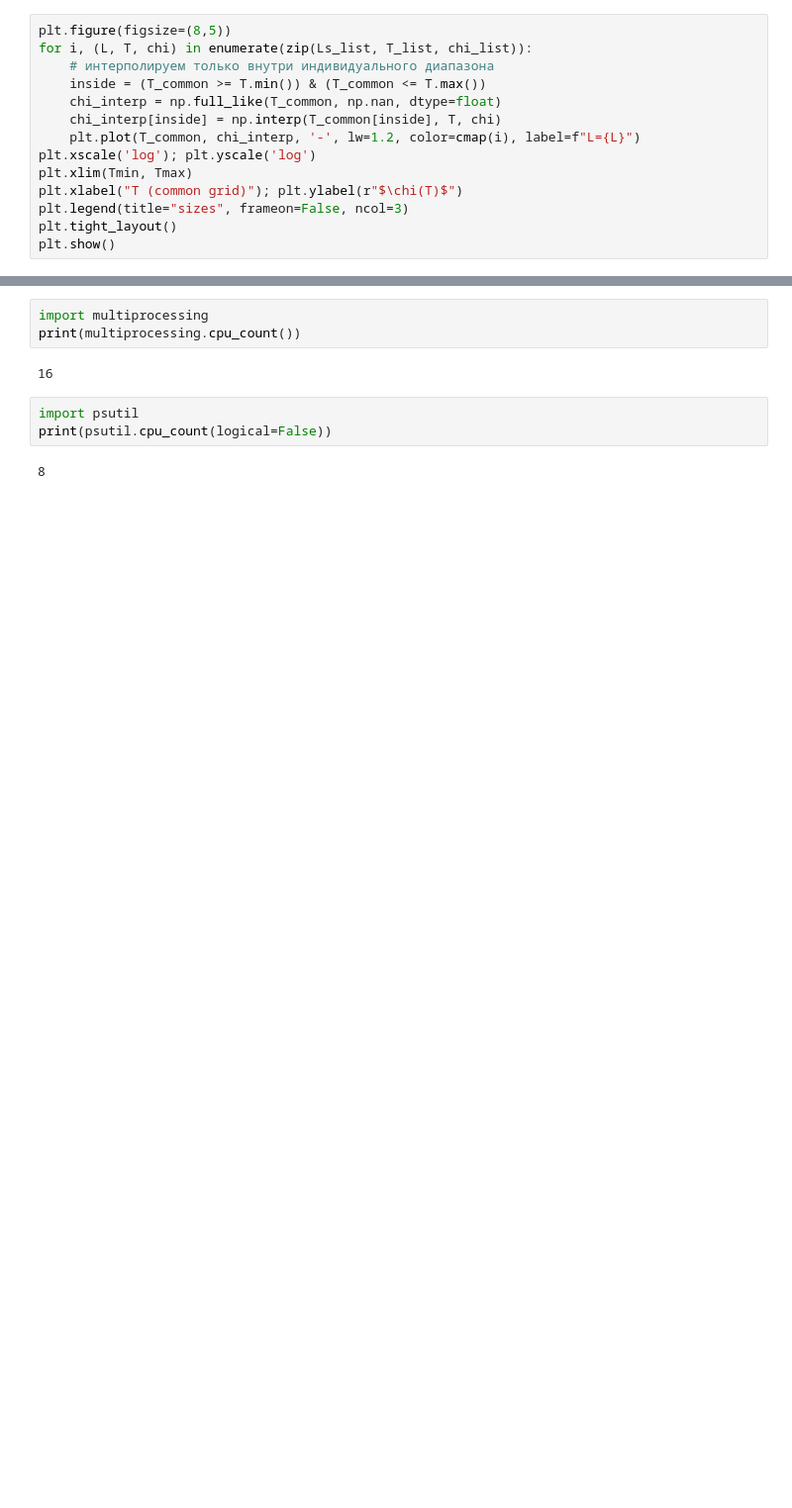
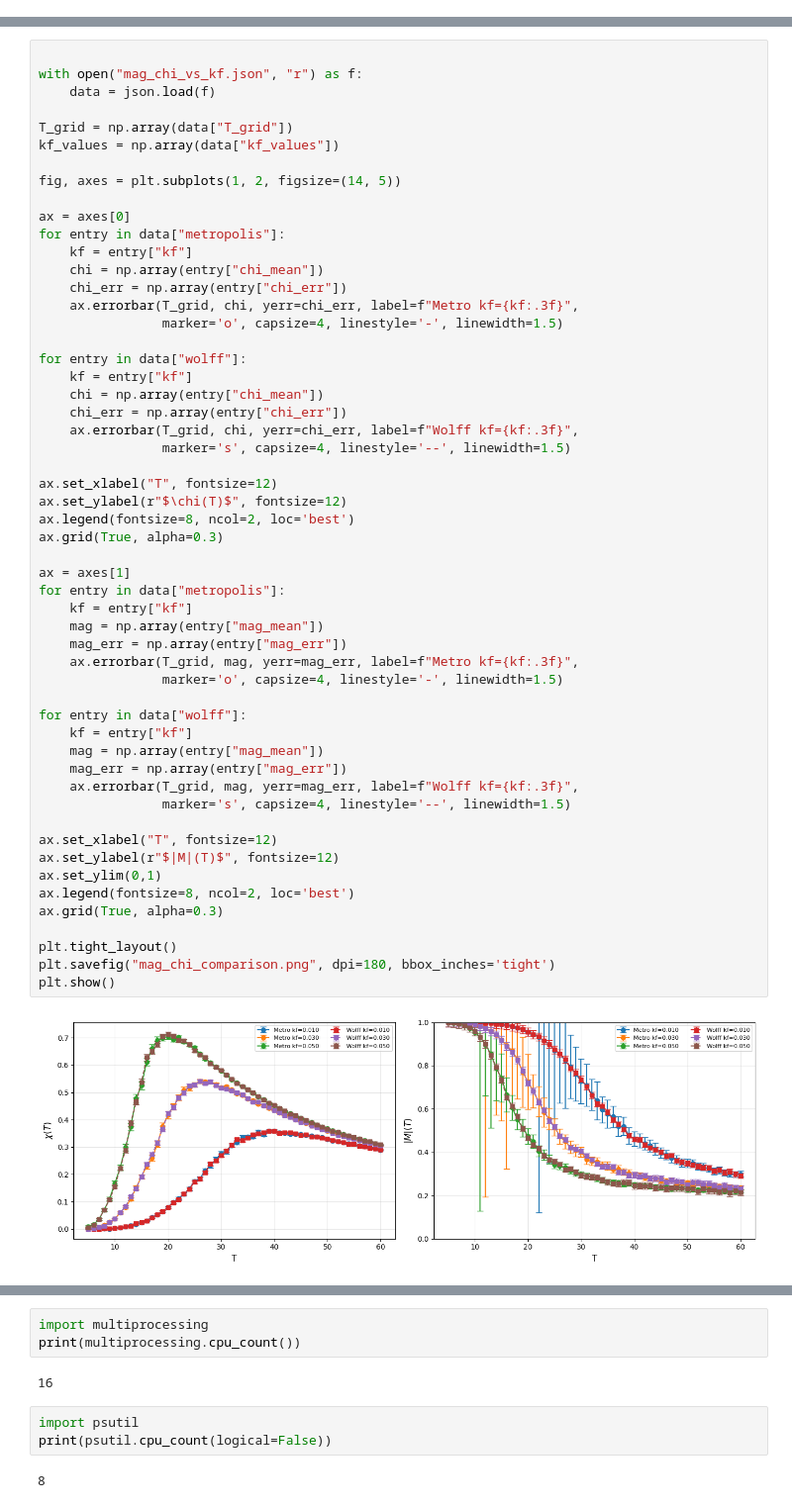
Before and after one commit to condmat-girl/monte-carlo-PtSe2, a Jupyter notebook: test.ipynb, the cells around one changed output, grey strips where cells are left out. Shown at 99% size. Cells and saved outputs as stored; diff of their text form; blank space fills up the shorter version.

```diff
--- a/test.ipynb
+++ b/test.ipynb
@@ -716,14 +0,0 @@ for k, (t, c) in enumerate(zip(T_list, chi_list)):
-# %%
-plt.figure(figsize=(8,5))
-for i, (L, T, chi) in enumerate(zip(Ls_list, T_list, chi_list)):
-    # интерполируем только внутри индивидуального диапазона
-    inside = (T_common >= T.min()) & (T_common <= T.max())
-    chi_interp = np.full_like(T_common, np.nan, dtype=float)
-    chi_interp[inside] = np.interp(T_common[inside], T, chi)
-    plt.plot(T_common, chi_interp, '-', lw=1.2, color=cmap(i), label=f"L={L}")
-plt.xscale('log'); plt.yscale('log')
-plt.xlim(Tmin, Tmax)
-plt.xlabel("T (common grid)"); plt.ylabel(r"$\chi(T)$")
-plt.legend(title="sizes", frameon=False, ncol=3)
-plt.tight_layout()
-plt.show()
@@ -1157,0 +147,56 @@ results
+# %%
+
+with open("mag_chi_vs_kf.json", "r") as f:
+    data = json.load(f)
+
+T_grid = np.array(data["T_grid"])
+kf_values = np.array(data["kf_values"])
+
+fig, axes = plt.subplots(1, 2, figsize=(14, 5))
+
+ax = axes[0]
+for entry in data["metropolis"]:
+    kf = entry["kf"]
+    chi = np.array(entry["chi_mean"])
+    chi_err = np.array(entry["chi_err"])
+    ax.errorbar(T_grid, chi, yerr=chi_err, label=f"Metro kf={kf:.3f}",
+                marker='o', capsize=4, linestyle='-', linewidth=1.5)
+
+for entry in data["wolff"]:
+    kf = entry["kf"]
+    chi = np.array(entry["chi_mean"])
+    chi_err = np.array(entry["chi_err"])
+    ax.errorbar(T_grid, chi, yerr=chi_err, label=f"Wolff kf={kf:.3f}",
+                marker='s', capsize=4, linestyle='--', linewidth=1.5)
+
+ax.set_xlabel("T", fontsize=12)
+ax.set_ylabel(r"$\chi(T)$", fontsize=12)
+ax.legend(fontsize=8, ncol=2, loc='best')
+ax.grid(True, alpha=0.3)
+
+ax = axes[1]
+for entry in data["metropolis"]:
+    kf = entry["kf"]
+    mag = np.array(entry["mag_mean"])
+    mag_err = np.array(entry["mag_err"])
+    ax.errorbar(T_grid, mag, yerr=mag_err, label=f"Metro kf={kf:.3f}",
+                marker='o', capsize=4, linestyle='-', linewidth=1.5)
+
+for entry in data["wolff"]:
+    kf = entry["kf"]
+    mag = np.array(entry["mag_mean"])
+    mag_err = np.array(entry["mag_err"])
+    ax.errorbar(T_grid, mag, yerr=mag_err, label=f"Wolff kf={kf:.3f}",
+                marker='s', capsize=4, linestyle='--', linewidth=1.5)
+
+ax.set_xlabel("T", fontsize=12)
+ax.set_ylabel(r"$|M|(T)$", fontsize=12)
+ax.set_ylim(0,1)
+ax.legend(fontsize=8, ncol=2, loc='best')
+ax.grid(True, alpha=0.3)
+
+plt.tight_layout()
+plt.savefig("mag_chi_comparison.png", dpi=180, bbox_inches='tight')
+plt.show()
+# %% [output]
+[figure, added]
```
Also changed, not shown: parts of 42 cells of this notebook, 57 other files.
